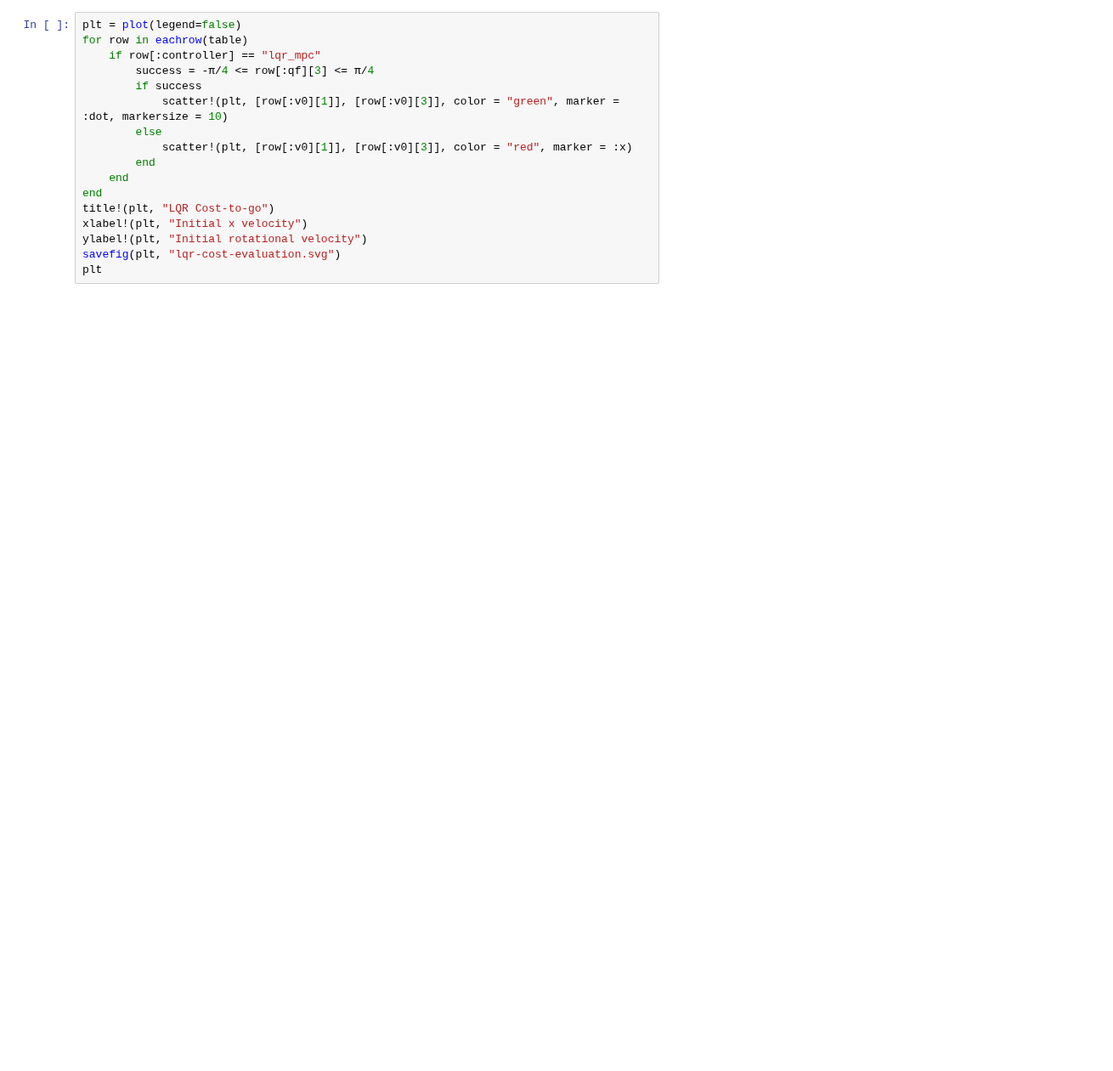
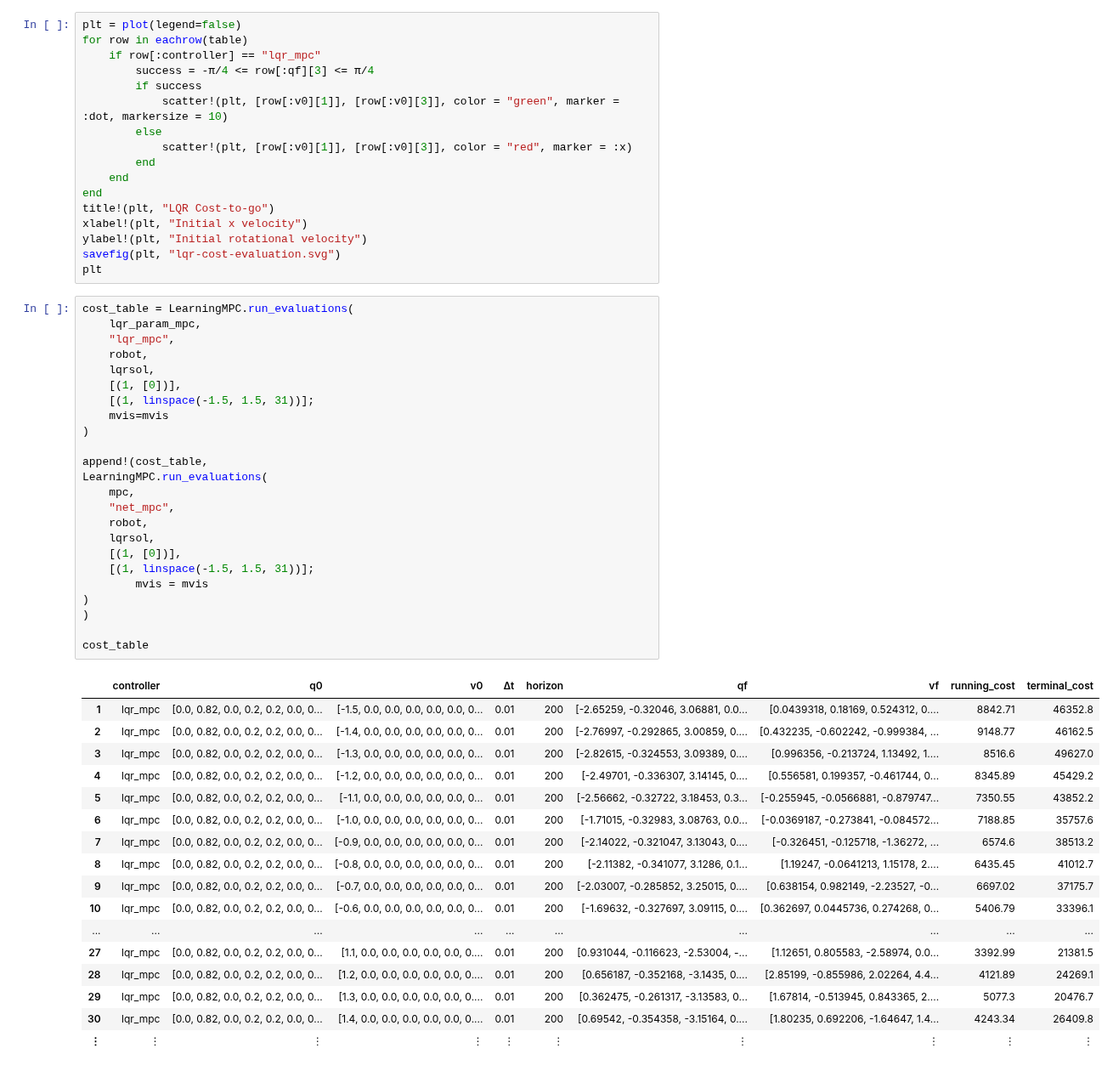
Before and after one commit to rdeits/LVIS-dev, a Jupyter notebook: experiments/2018-08-20-box-atlas-miqp/evaluation.ipynb, the cells around one changed output. Shown at 85% size. Saved outputs shown, nothing was run; the diff lists cells and outputs as text; blank space fills up the shorter version.

```diff
--- a/experiments/2018-08-20-box-atlas-miqp/evaluation.ipynb
+++ b/experiments/2018-08-20-box-atlas-miqp/evaluation.ipynb
@@ -127,3 +171,45 @@ xlabel!(plt, "Initial x velocity")
 ylabel!(plt, "Initial rotational velocity")
 savefig(plt, "lqr-cost-evaluation.svg")
 plt
+# %%
+cost_table = LearningMPC.run_evaluations(
+    lqr_param_mpc,
+    "lqr_mpc",
+    robot,
+    lqrsol,
+    [(1, [0])],
+    [(1, linspace(-1.5, 1.5, 31))];
+    mvis=mvis
+)
+
+append!(cost_table,
+LearningMPC.run_evaluations(
+    mpc,
+    "net_mpc",
+    robot,
+    lqrsol,
+    [(1, [0])],
+    [(1, linspace(-1.5, 1.5, 31))];
+        mvis = mvis
+)
+)
+
+cost_table
+# %% [output]
+|  | controller | q0 | v0 | Δt | horizon | qf | vf | running_cost | terminal_cost |
+| 1 | lqr_mpc | [0.0, 0.82, 0.0, 0.2, 0.2, 0.0, 0... | [-1.5, 0.0, 0.0, 0.0, 0.0, 0.0, 0... | 0.01 | 200 | [-2.65259, -0.32046, 3.06881, 0.0... | [0.0439318, 0.18169, 0.524312, 0.... | 8842.71 | 46352.8 |
+| 2 | lqr_mpc | [0.0, 0.82, 0.0, 0.2, 0.2, 0.0, 0... | [-1.4, 0.0, 0.0, 0.0, 0.0, 0.0, 0... | 0.01 | 200 | [-2.76997, -0.292865, 3.00859, 0.... | [0.432235, -0.602242, -0.999384, ... | 9148.77 | 46162.5 |
+| 3 | lqr_mpc | [0.0, 0.82, 0.0, 0.2, 0.2, 0.0, 0... | [-1.3, 0.0, 0.0, 0.0, 0.0, 0.0, 0... | 0.01 | 200 | [-2.82615, -0.324553, 3.09389, 0.... | [0.996356, -0.213724, 1.13492, 1.... | 8516.6 | 49627.0 |
+| 4 | lqr_mpc | [0.0, 0.82, 0.0, 0.2, 0.2, 0.0, 0... | [-1.2, 0.0, 0.0, 0.0, 0.0, 0.0, 0... | 0.01 | 200 | [-2.49701, -0.336307, 3.14145, 0.... | [0.556581, 0.199357, -0.461744, 0... | 8345.89 | 45429.2 |
+| 5 | lqr_mpc | [0.0, 0.82, 0.0, 0.2, 0.2, 0.0, 0... | [-1.1, 0.0, 0.0, 0.0, 0.0, 0.0, 0... | 0.01 | 200 | [-2.56662, -0.32722, 3.18453, 0.3... | [-0.255945, -0.0566881, -0.879747... | 7350.55 | 43852.2 |
+| 6 | lqr_mpc | [0.0, 0.82, 0.0, 0.2, 0.2, 0.0, 0... | [-1.0, 0.0, 0.0, 0.0, 0.0, 0.0, 0... | 0.01 | 200 | [-1.71015, -0.32983, 3.08763, 0.0... | [-0.0369187, -0.273841, -0.084572... | 7188.85 | 35757.6 |
+| 7 | lqr_mpc | [0.0, 0.82, 0.0, 0.2, 0.2, 0.0, 0... | [-0.9, 0.0, 0.0, 0.0, 0.0, 0.0, 0... | 0.01 | 200 | [-2.14022, -0.321047, 3.13043, 0.... | [-0.326451, -0.125718, -1.36272, ... | 6574.6 | 38513.2 |
+| 8 | lqr_mpc | [0.0, 0.82, 0.0, 0.2, 0.2, 0.0, 0... | [-0.8, 0.0, 0.0, 0.0, 0.0, 0.0, 0... | 0.01 | 200 | [-2.11382, -0.341077, 3.1286, 0.1... | [1.19247, -0.0641213, 1.15178, 2.... | 6435.45 | 41012.7 |
+| 9 | lqr_mpc | [0.0, 0.82, 0.0, 0.2, 0.2, 0.0, 0... | [-0.7, 0.0, 0.0, 0.0, 0.0, 0.0, 0... | 0.01 | 200 | [-2.03007, -0.285852, 3.25015, 0.... | [0.638154, 0.982149, -2.23527, -0... | 6697.02 | 37175.7 |
+| 10 | lqr_mpc | [0.0, 0.82, 0.0, 0.2, 0.2, 0.0, 0... | [-0.6, 0.0, 0.0, 0.0, 0.0, 0.0, 0... | 0.01 | 200 | [-1.69632, -0.327697, 3.09115, 0.... | [0.362697, 0.0445736, 0.274268, 0... | 5406.79 | 33396.1 |
+| ... | ... | ... | ... | ... | ... | ... | ... | ... | ... |
+| 27 | lqr_mpc | [0.0, 0.82, 0.0, 0.2, 0.2, 0.0, 0... | [1.1, 0.0, 0.0, 0.0, 0.0, 0.0, 0.... | 0.01 | 200 | [0.931044, -0.116623, -2.53004, -... | [1.12651, 0.805583, -2.58974, 0.0... | 3392.99 | 21381.5 |
+| 28 | lqr_mpc | [0.0, 0.82, 0.0, 0.2, 0.2, 0.0, 0... | [1.2, 0.0, 0.0, 0.0, 0.0, 0.0, 0.... | 0.01 | 200 | [0.656187, -0.352168, -3.1435, 0.... | [2.85199, -0.855986, 2.02264, 4.4... | 4121.89 | 24269.1 |
+| 29 | lqr_mpc | [0.0, 0.82, 0.0, 0.2, 0.2, 0.0, 0... | [1.3, 0.0, 0.0, 0.0, 0.0, 0.0, 0.... | 0.01 | 200 | [0.362475, -0.261317, -3.13583, 0... | [1.67814, -0.513945, 0.843365, 2.... | 5077.3 | 20476.7 |
+| 30 | lqr_mpc | [0.0, 0.82, 0.0, 0.2, 0.2, 0.0, 0... | [1.4, 0.0, 0.0, 0.0, 0.0, 0.0, 0.... | 0.01 | 200 | [0.69542, -0.354358, -3.15164, 0.... | [1.80235, 0.692206, -1.64647, 1.4... | 4243.34 | 26409.8 |
+| ⋮ | ⋮ | ⋮ | ⋮ | ⋮ | ⋮ | ⋮ | ⋮ | ⋮ | ⋮ |
```
Also changed, not shown: parts of 10 cells of this notebook, 17 other files.
